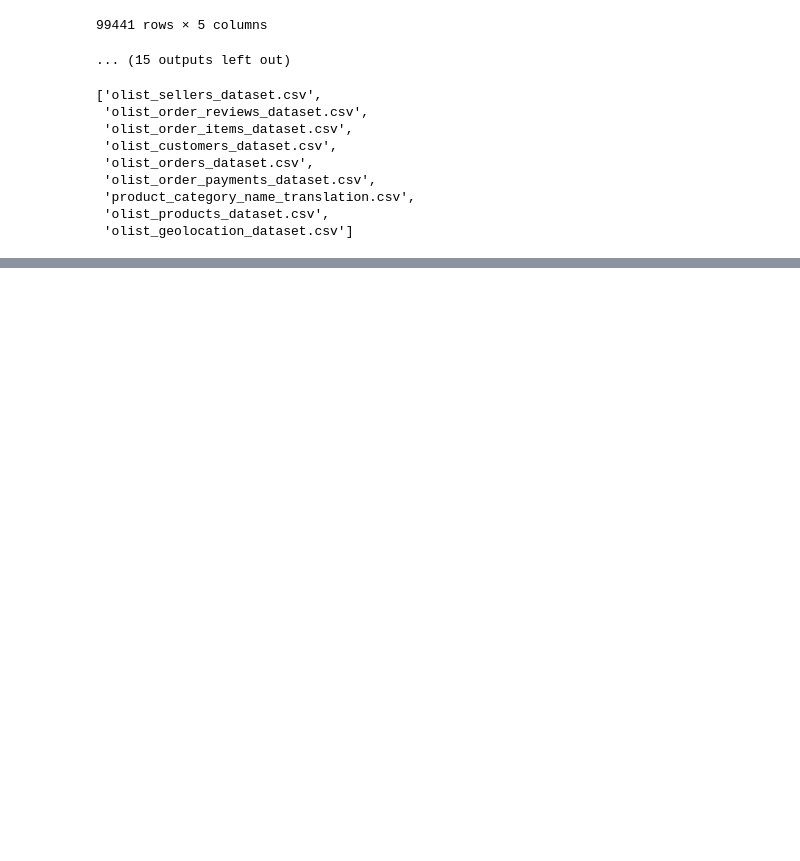
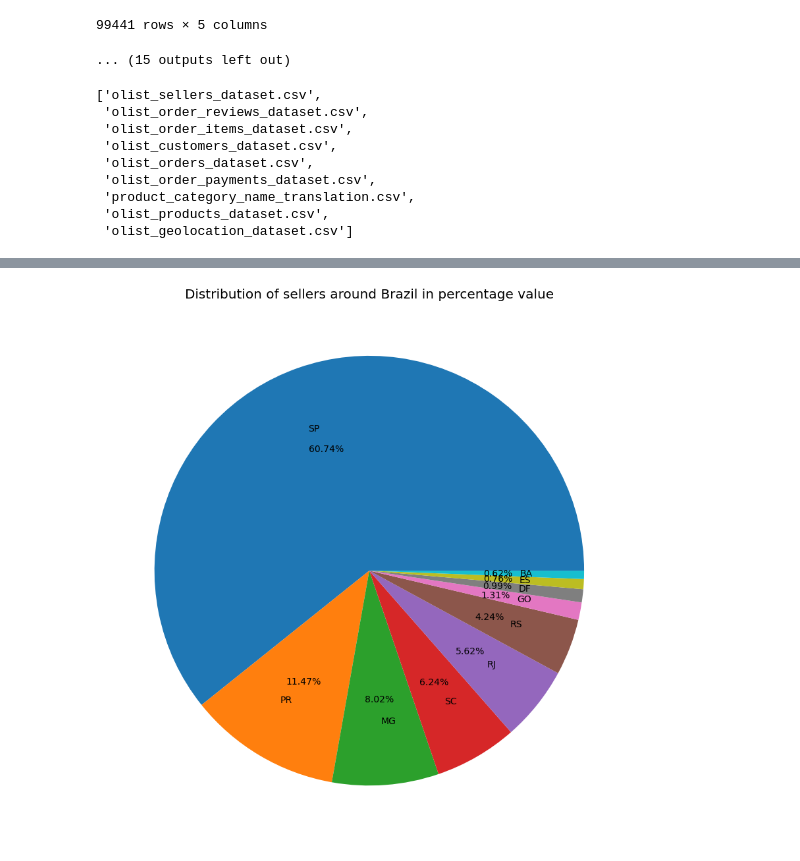
Before and after one commit to basmasirbal/Olist-Project, a Jupyter notebook: Olist-solution.ipynb, the cells around one changed output, grey strips where cells are left out. Saved outputs shown, nothing was run; the diff lists cells and outputs as text; code cells hidden in the pictures; blank space fills up the shorter version.

```diff
--- a/Olist-solution.ipynb
+++ b/Olist-solution.ipynb
@@ -218,0 +292,10 @@ sellers
+# %%
+# calculationg the percentage of sellers in each state
+states_percentage = {}
+list_states = sellers['seller_state'].unique()
+
+for i in list_states:
+    states_percentage[i] = ((sellers[sellers['seller_state'] == i]['seller_id'].count())/len(sellers))*100
+# %%
+states_percentage_sorted = sorted(states_percentage.items(),key=operator.itemgetter(1),reverse=True)
+states_percentage_sorted
@@ -218,0 +320,7 @@ sellers
+# %%
+plt.figure(figsize = (15,15))
+plt.pie([val[1] for val in states_percentage_sorted[:10]], labels= [val[0] for val in states_percentage_sorted[:10]], autopct='%1.2f%%', labeldistance=0.7, textprops={'fontsize': 14})
+plt.title('Distribution of sellers around Brazil in percentage value', fontsize=20)
+plt.show()
+# %% [output]
+[figure, added]
```
Also changed, not shown: parts of 48 cells of this notebook.
